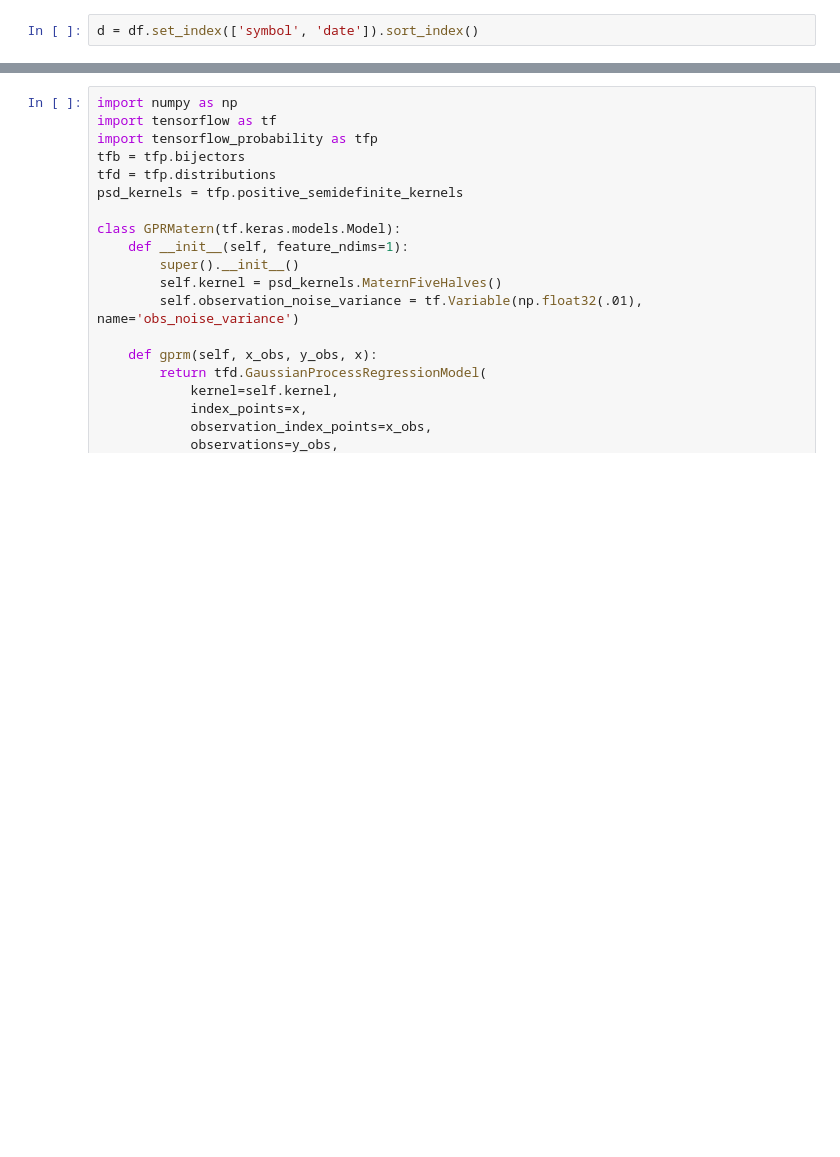
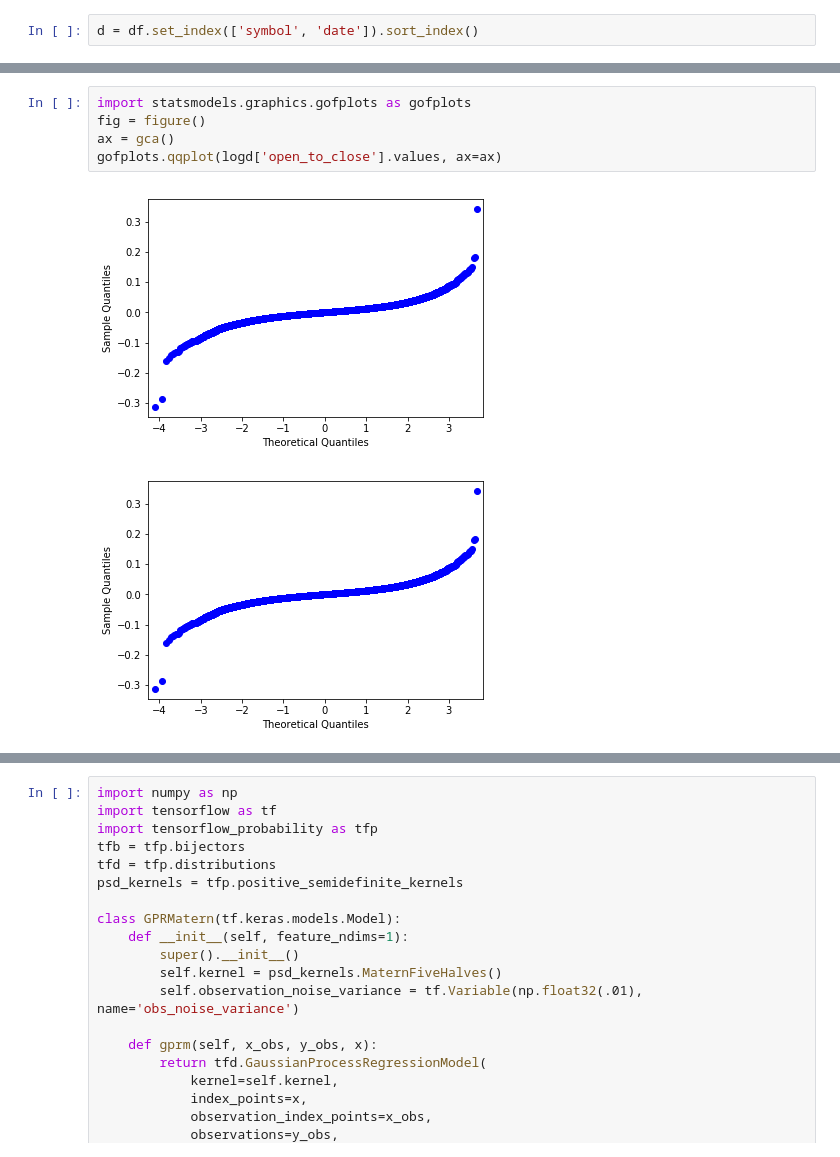
Before and after one commit to cottrell/notebooks, a Jupyter notebook: notebooks/sanity.ipynb, the cells around one changed output, grey strips where cells are left out. Drawn from its saved outputs; the diff is of its cells as text; blank space fills up the shorter version.

```diff
--- a/notebooks/sanity.ipynb
+++ b/notebooks/sanity.ipynb
@@ -52,0 +68,8 @@ d = df.set_index(['symbol', 'date']).sort_index()
+# %%
+import statsmodels.graphics.gofplots as gofplots
+fig = figure()
+ax = gca()
+gofplots.qqplot(logd['open_to_close'].values, ax=ax)
+# %% [output]
+[figure, added]
+[figure, added]
```
Also changed, not shown: parts of 36 cells of this notebook.
